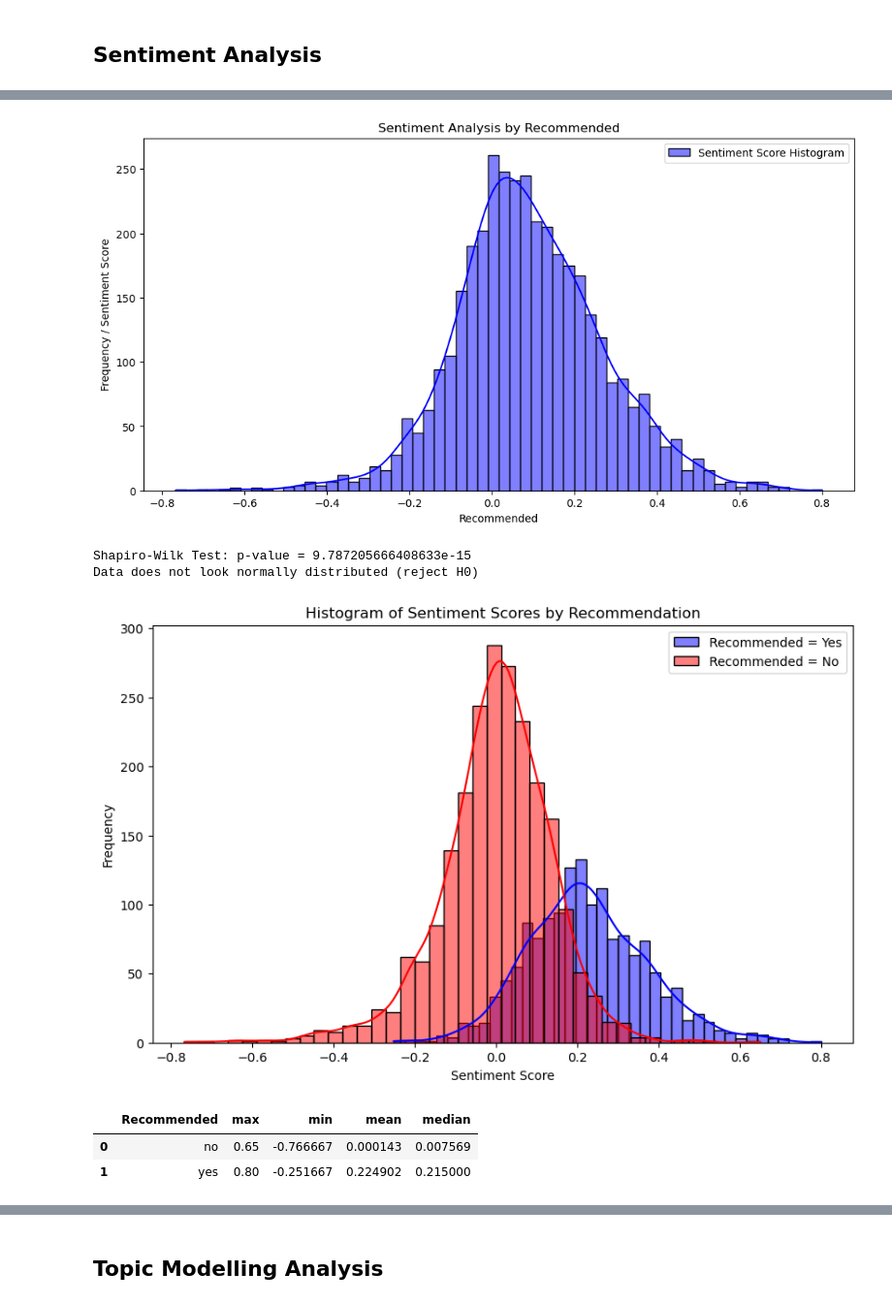
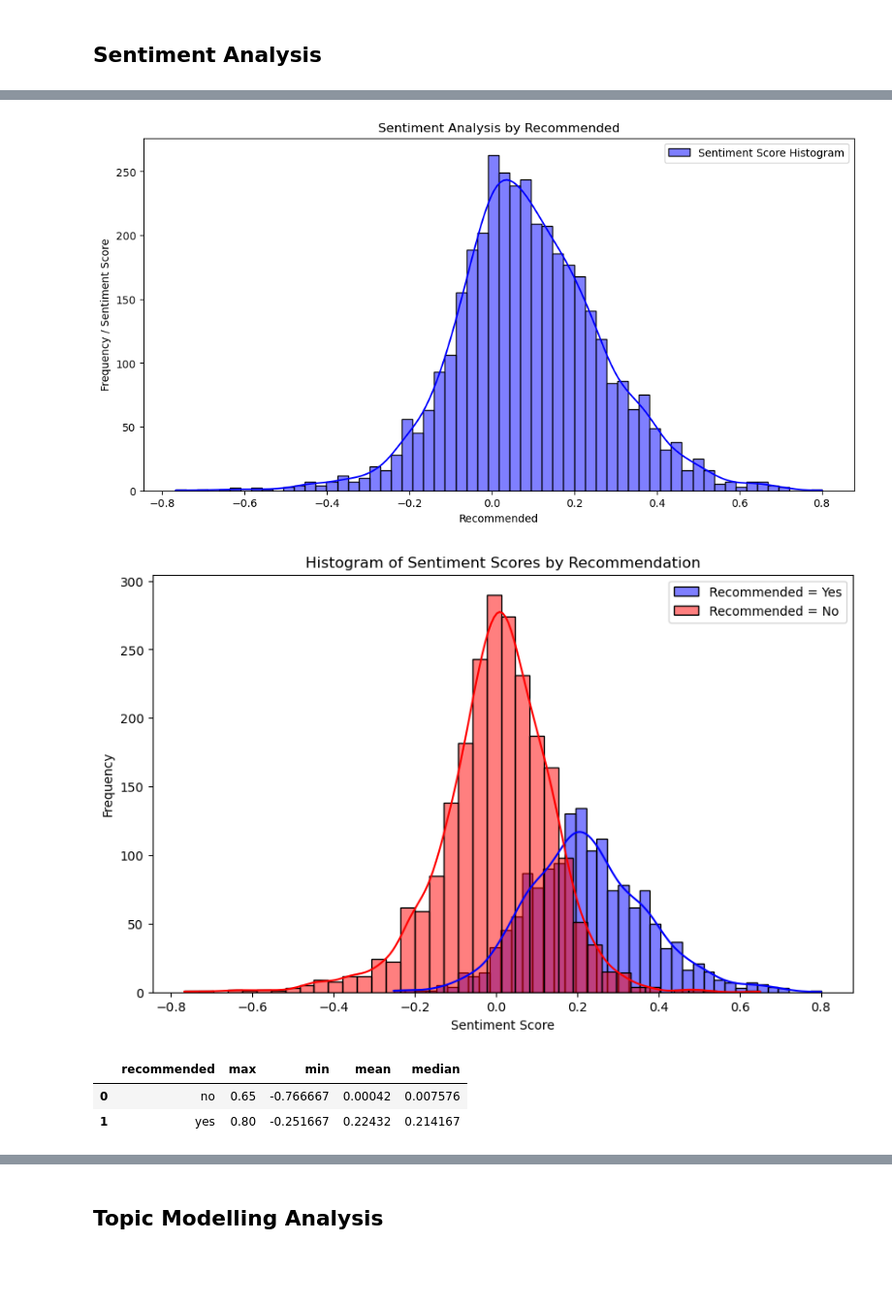
Before and after one commit to MarkPhamm/British-Airway, a Jupyter notebook: Review_Analysis.ipynb, the cells around one changed output, grey strips where cells are left out. Shown at 97% size. Saved outputs shown, nothing was run; the diff lists cells and outputs as text; code cells hidden in the pictures; blank space fills up the shorter version.

```diff
--- a/Review_Analysis.ipynb
+++ b/Review_Analysis.ipynb
@@ -47,3 +54,5 @@ df = df[['Review','Value For Money', 'Recommended']]
+# %%
+df = df[['seat_comfort', 'cabit_serv', 'food','ground_service', 'wifi','review', 'money_value','recommended']]
 # %%
 df.head()
 # %% [output]
@@ -214,9 +190,9 @@ def check_delay(review):
         return 0
 
 # Apply the function to create the 'Delay' column
-df['Delay'] = df['Review'].apply(check_delay)
+df['delay'] = df['review'].apply(check_delay)
 # Calculate the percentage of flights that have been delayed and round to two decimal places
-percentage_delayed = round((df['Delay'].mean()) * 100, 2)
+percentage_delayed = round((df['delay'].mean()) * 100, 2)
 
 print("Percentage of flights that have been delayed:", percentage_delayed, "%")
 # %% [output]
@@ -230,8 +206,8 @@ def check_cancel(review):
         return 0
 
 # Apply the function to create the 'Cancel' column
-df['Cancel'] = df['Review'].apply(check_cancel)
+df['cancel'] = df['review'].apply(check_cancel)
 # Calculate the percentage of flights that have been canceled and round to two decimal places
-percentage_canceled = round((df['Cancel'].mean()) * 100, 2)
+percentage_canceled = round((df['cancel'].mean()) * 100, 2)
 print("Percentage of flights that have been canceled:", percentage_canceled, "%")
 # %% [output]
@@ -365,5 +221,5 @@ def calculate_sentiment(text):
     return analysis.sentiment.polarity
 # %%
 # Apply the function to your review column
-df['Sentiment Score'] = df['Review'].apply(calculate_sentiment)
+df['sentiment_score'] = df['review'].apply(calculate_sentiment)
 # %%
@@ -383,7 +239,7 @@ Name: Sentiment Score, dtype: float64
 plt.figure(figsize=(12, 6))
 
 # Plot histogram with kernel density estimate
-sns.histplot(df['Sentiment Score'], bins=60, color='blue', kde=True, label='Sentiment Score Histogram')
+sns.histplot(df['sentiment_score'], bins=60, color='blue', kde=True, label='Sentiment Score Histogram')
 
 plt.title('Sentiment Analysis by Recommended')
 plt.xlabel('Recommended')
@@ -392,34 +248,13 @@ plt.legend()
 
 plt.show()
 # %% [output]
-[figure, old version]
+[figure, new version]
-# %%
-from scipy.stats import shapiro
-
-# Assume df['Sentiment Score'] contains your sentiment score data
-sentiment_scores = df['Sentiment Score']
-
-# Perform Shapiro-Wilk test
-statistic, p_value = shapiro(sentiment_scores)
-
-# Print the results
-print(f"Shapiro-Wilk Test: p-value = {p_value}")
-
-# Interpret the p-value
-alpha = 0.05
-if p_value > alpha:
-    print("Data looks normally distributed (fail to reject H0)")
-else:
-    print("Data does not look normally distributed (reject H0)")
-# %% [output]
-Shapiro-Wilk Test: p-value = 9.787205666408633e-15
-Data does not look normally distributed (reject H0)
 # %%
 # Create histograms for sentiment scores based on 'Recommended' column
 plt.figure(figsize=(10, 6))
 
-sns.histplot(df[df['Recommended'] == 'yes']['Sentiment Score'], bins=40, color='blue', label='Recommended = Yes', kde=True)
-sns.histplot(df[df['Recommended'] == 'no']['Sentiment Score'], bins=40, color='red', label='Recommended = No', kde=True)
+sns.histplot(df[df['recommended'] == 'yes']['sentiment_score'], bins=40, color='blue', label='Recommended = Yes', kde=True)
+sns.histplot(df[df['recommended'] == 'no']['sentiment_score'], bins=40, color='red', label='Recommended = No', kde=True)
 
 plt.title('Histogram of Sentiment Scores by Recommendation')
 plt.xlabel('Sentiment Score')
@@ -428,12 +263,12 @@ plt.legend()
 
 plt.show()
 # %% [output]
-[figure, old version]
+[figure, new version]
 # %%
 # Group sentiment score by Recommended column
-grouped_data = df.groupby('Recommended')['Sentiment Score'].agg(['max', 'min', 'mean', 'median']).reset_index()
+grouped_data = df.groupby('recommended')['sentiment_score'].agg(['max', 'min', 'mean', 'median']).reset_index()
 grouped_data
 # %% [output]
-|  | Recommended | max | min | mean | median |
-| 0 | no | 0.65 | -0.766667 | 0.000143 | 0.007569 |
-| 1 | yes | 0.80 | -0.251667 | 0.224902 | 0.215000 |
+|  | recommended | max | min | mean | median |
+| 0 | no | 0.65 | -0.766667 | 0.00042 | 0.007576 |
+| 1 | yes | 0.80 | -0.251667 | 0.22432 | 0.214167 |
```
Also changed, not shown: parts of 16 cells of this notebook.
